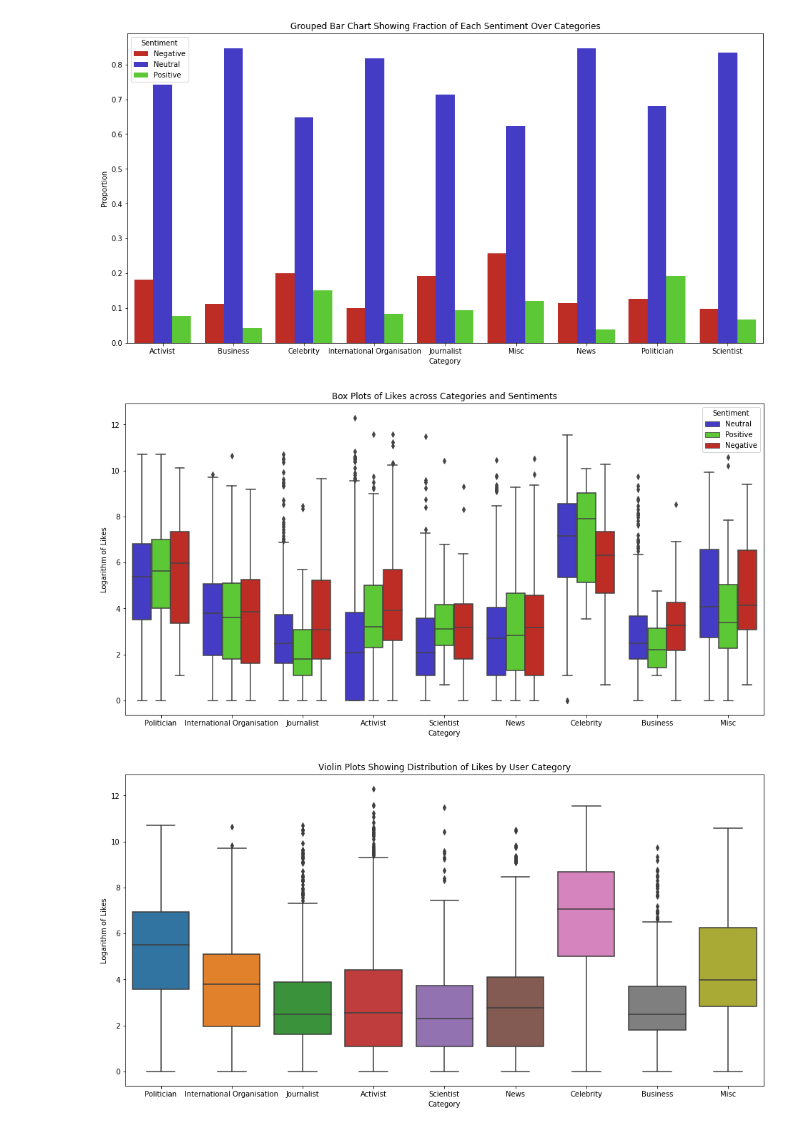
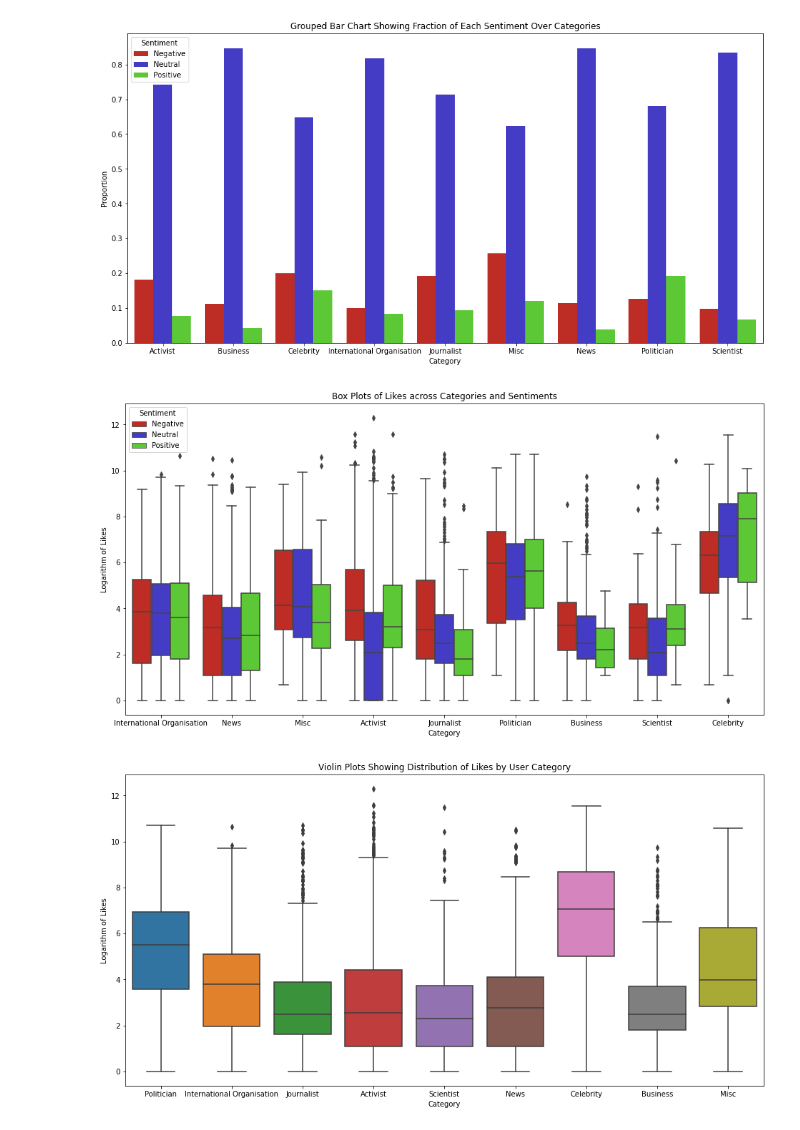
Before and after one commit to james-hughes1/wdss-nlp-project, a Jupyter notebook: Twitter_COP_Conference_Data_Analysis.ipynb, the cells around one changed output. Saved outputs shown, nothing was run; the diff lists cells and outputs as text; code cells hidden in the pictures.

```diff
--- a/Twitter_COP_Conference_Data_Analysis.ipynb
+++ b/Twitter_COP_Conference_Data_Analysis.ipynb
@@ -131,3 +132,11 @@ plt.show()
 # %% [output]
 [figure]
 [figure]
+# %%
+mosaic_labeller = lambda k: dict(master_cat_df.groupby(["Category", "Sentiment"]).count()["ID"])[k]
+with plt.rc_context():
+    plt.rc("figure", figsize=(16,10))
+    g=mosaic(master_cat_df[["Category", "Sentiment"]].sort_values(["Sentiment","Category"]),
+             index=["Category", "Sentiment"], title="Category vs Sentiment Frequency",
+             labelizer=mosaic_labeller, label_rotation=[30,0])
+plt.show()
@@ -157,13 +168,16 @@ plt.show()
 # %%
 # Box Plots for Likes by Sentiment and Category
 
 plt.figure(figsize=(16,8))
 plt.title("Box Plots of Likes across Categories and Sentiments")
-g = sns.boxplot(x=master_cat_df["Category"], y=np.log(master_cat_df["Likes"]+1), hue=master_cat_df["Sentiment"], palette=s_pal(1,2,0))
+g = sns.boxplot(x=master_cat_df.sort_values("Sentiment")["Category"],
+                y=np.log(master_cat_df.sort_values("Sentiment")["Likes"]+1),
+                hue=master_cat_df.sort_values("Sentiment")["Sentiment"],
+                palette=s_pal(0,1,2))
 plt.ylabel("Logarithm of Likes")
 plt.show()
 # %% [output]
-[figure, old version]
+[figure, new version]
 # %%
 # Likes Distribution by Category
 
```
Also changed, not shown: parts of 5 cells of this notebook.
